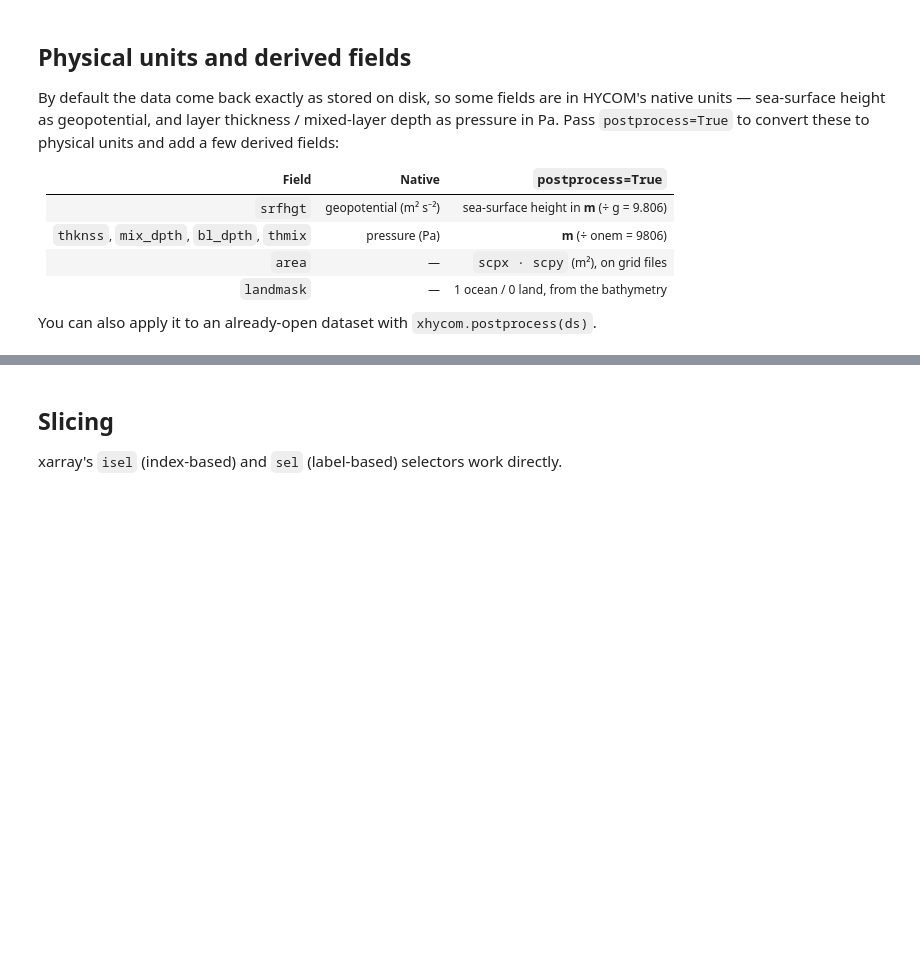
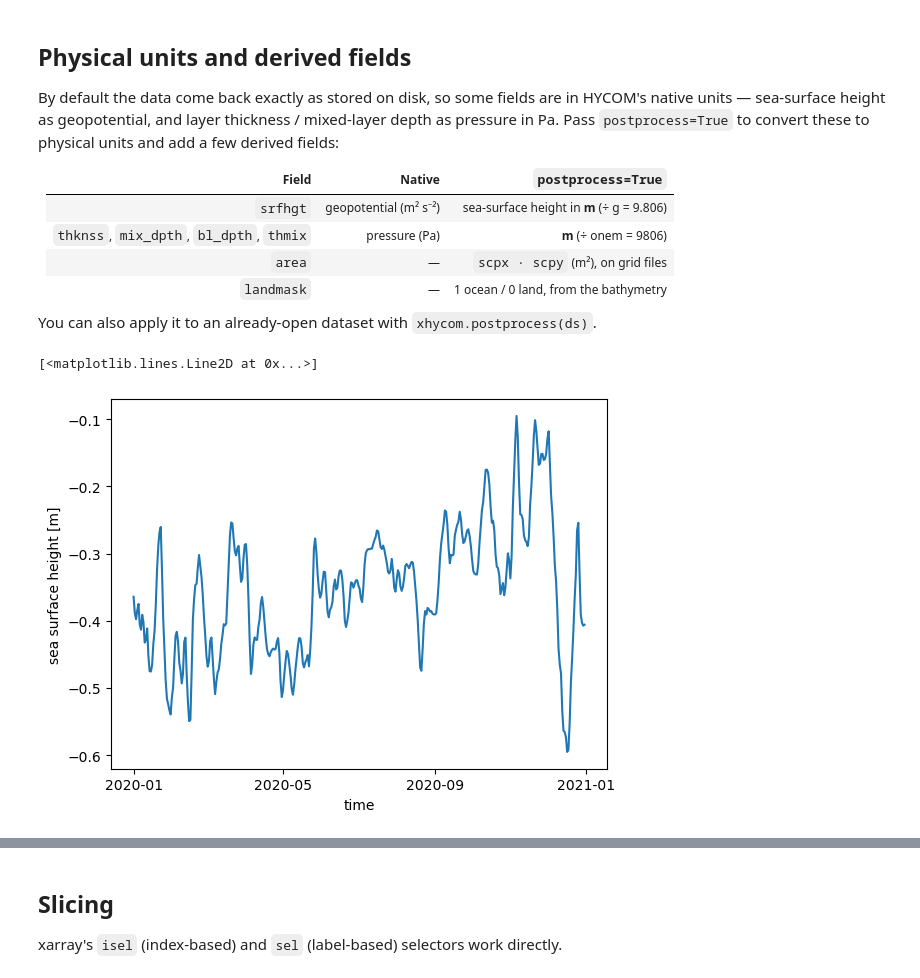
Before and after one commit to nansencenter/xhycom, a Jupyter notebook: docs/analysis.ipynb, the cells around one changed output, grey strips where cells are left out. Drawn from its saved outputs; the diff is of its cells as text; code cells hidden in the pictures; blank space fills up the shorter version.

```diff
--- a/docs/analysis.ipynb
+++ b/docs/analysis.ipynb
@@ -32,7 +61,9 @@ You can also apply it to an already-open dataset with `xhycom.postprocess(ds)`.
 # %%
 # Same archive with native units converted + derived fields added.
 # Kept on a separate handle so the rest of the notebook keeps the raw `ds`.
-ds_pp = xhycom.open_mfdataset(DATA_PATH + "archm.*", grid=GRID_PATH,
-                              chunks={"time": 1}, postprocess=True)
-
-ds_pp["srfhgt"].attrs["units"], ds_pp["mix_dpth"].attrs["units"]
+ds_pp = xhycom.open_mfdataset(DATA_PATH + "archm.2020*", grid=GRID_PATH, chunks={"time": 1}, postprocess=True)
+# %%
+ds_pp["srfhgt"].mean(dim=["y", "x"]).plot()
+# %% [output]
+[<matplotlib.lines.Line2D at 0x...>]
+[figure, added]
```
Also changed, not shown: parts of 29 cells of this notebook.
